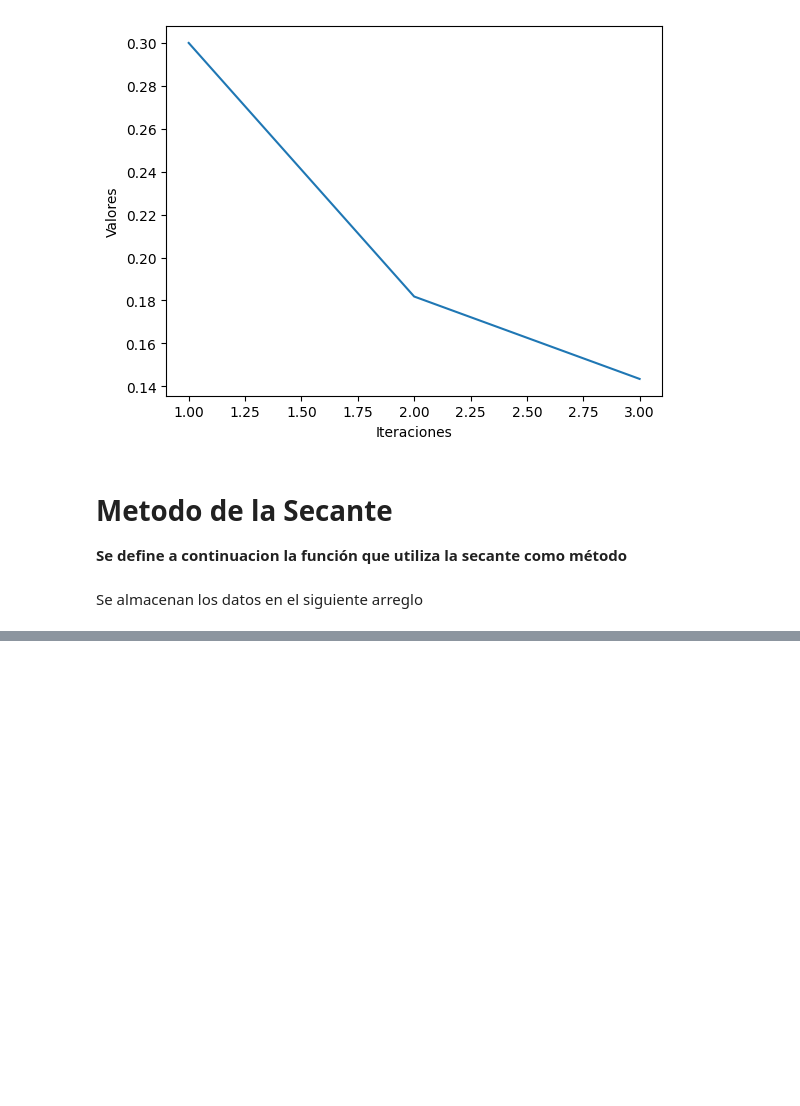
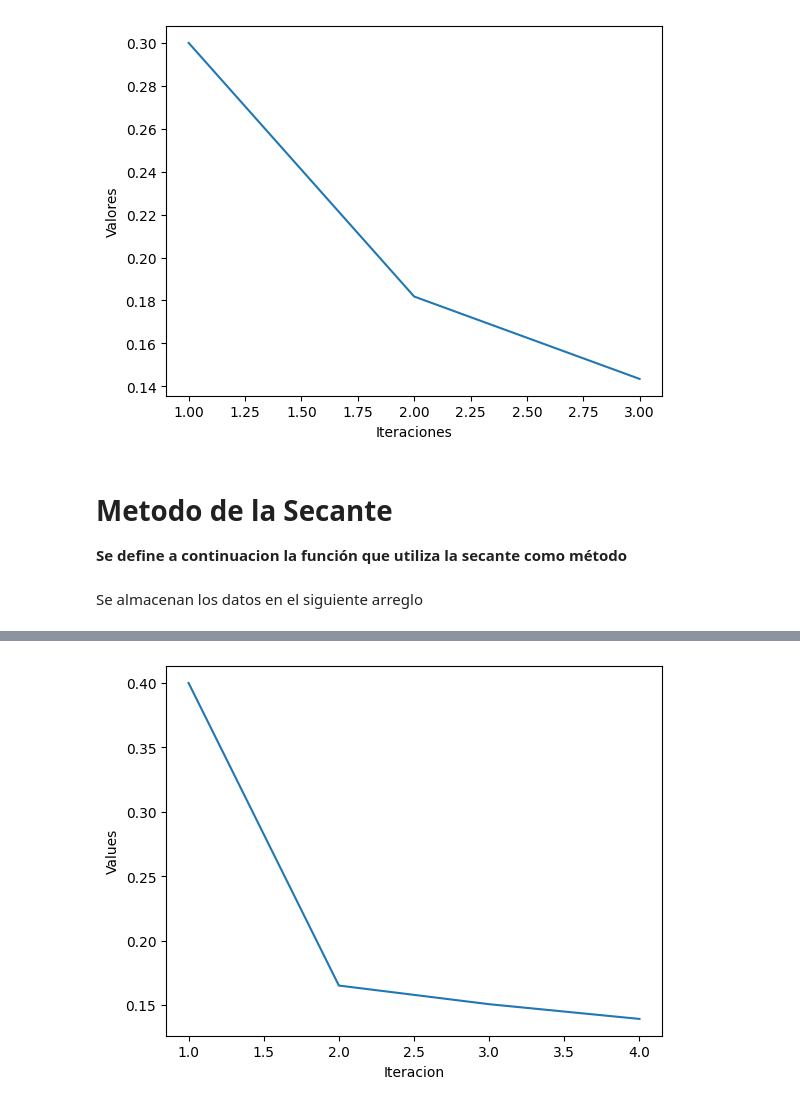
Before and after one commit to SM0NKY/Newton-Ralphson-Secante, a Jupyter notebook: Newton_R_S.ipynb, the cells around one changed output, grey strips where cells are left out. Saved outputs shown, nothing was run; the diff lists cells and outputs as text; code cells hidden in the pictures; blank space fills up the shorter version.

```diff
--- a/Newton_R_S.ipynb
+++ b/Newton_R_S.ipynb
@@ -196,0 +270,9 @@ def secante() -> None:
+# %%
+sec = pd.DataFrame({"Iteracion":iteraciones_secante, "Values":valores_xi_sec})
+sec["Iteracion"] = sec["Iteracion"].astype(int)
+sec["Values"] = sec["Values"].astype(float)
+# %%
+sb.lineplot(x = 'Iteracion', y = 'Values', data = sec)
+plt.show()
+# %% [output]
+[figure, added]
```
Also changed, not shown: parts of 16 cells of this notebook, 1 other file.
